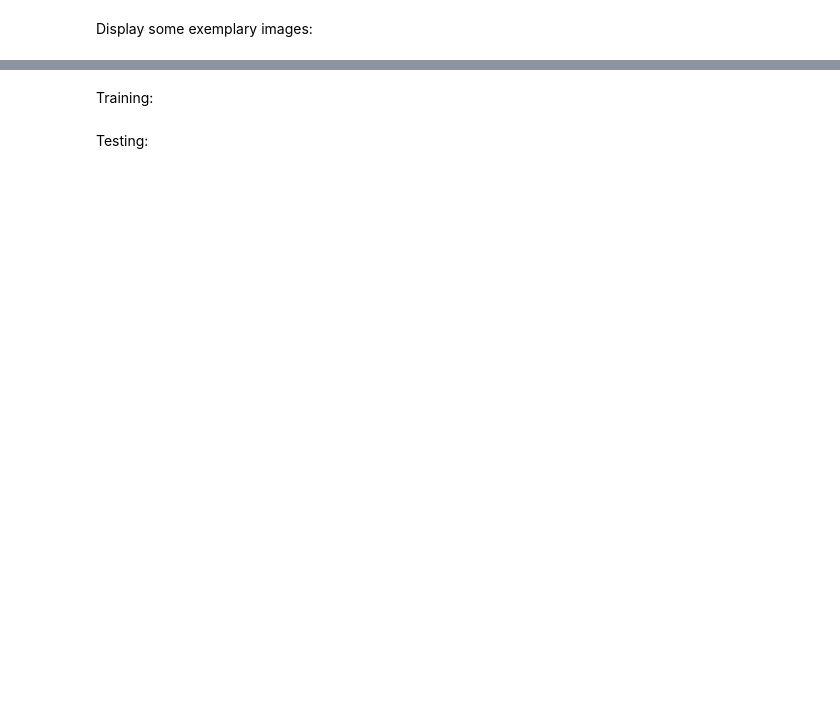
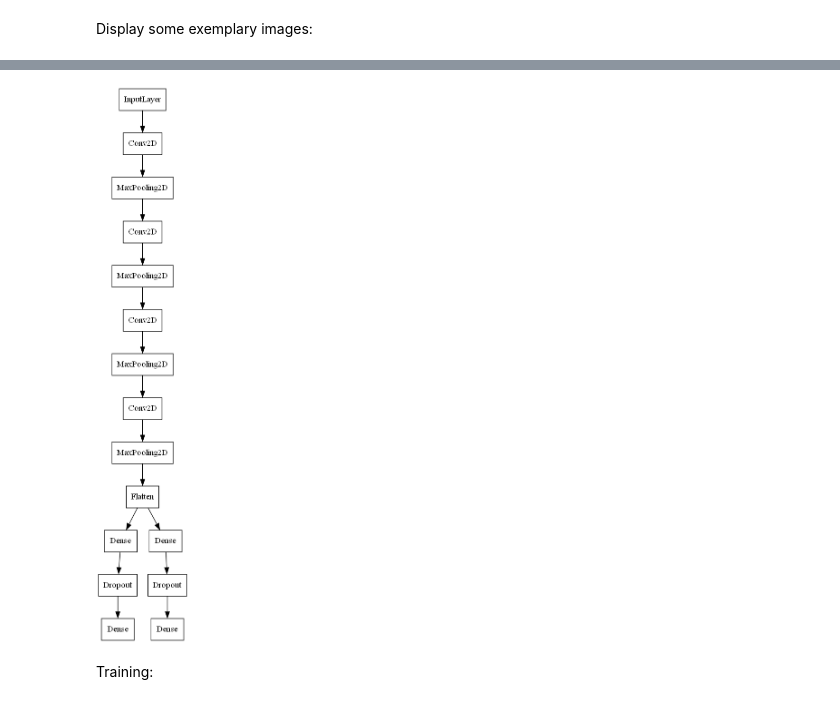
Before and after one commit to POskar/AgeGenderRecognition, a Jupyter notebook: AgeGenderEthnicityCSV.ipynb, the cells around one changed output, grey strips where cells are left out. Saved outputs shown, nothing was run; the diff lists cells and outputs as text; code cells hidden in the pictures; blank space fills up the shorter version.

```diff
--- a/AgeGenderEthnicityCSV.ipynb
+++ b/AgeGenderEthnicityCSV.ipynb
@@ -88,2 +114,37 @@ age_model.compile(optimizer = 'adam', loss = 'mse', metrics = ['accuracy'])
+# %%
+inputs = Input((img_size, img_size, 1))
+
+#instead of building model the classical way, we can add to separate hidden layers which would check for both age and gender and then pass to individual output layers
+layer = Conv2D(32, kernel_size = (3, 3), strides = 1, padding = "same", activation = 'relu') (inputs)
+layer = MaxPooling2D(pool_size = (2, 2)) (layer)
+
+layer = Conv2D(64, kernel_size = (3, 3), strides = 1, padding = "same", activation = 'relu') (layer)
+layer = MaxPooling2D(pool_size = (2, 2)) (layer)
+
+layer = Conv2D(128, kernel_size = (3, 3), strides = 1, padding = "same", activation = 'relu') (layer)
+layer = MaxPooling2D(pool_size = (2, 2)) (layer)
+
+layer = Conv2D(256, kernel_size = (3, 3), strides = 1, padding = "same", activation = 'relu') (layer)
+layer = MaxPooling2D(pool_size = (2, 2)) (layer)
+
+layer = Flatten() (layer)
+
+Dense_1 = Dense(256, activation='relu') (layer)
+Dense_2 = Dense(256, activation='relu') (layer)
+
+Dropout_1 = Dropout(0.3) (Dense_1)
+Dropout_2 = Dropout(0.3) (Dense_2)
+
+Dense_output_1 = Dense(1, activation='softmax', name='gender_out') (Dropout_1)
+Dense_output_2 = Dense(1, activation='softmax', name='age_out') (Dropout_2)
+
+model = Model(inputs = [inputs], outputs = [Dense_output_1, Dense_output_2])
+
+model.compile(loss = ['binary_crossentropy', 'mae'], optimizer = 'adam', metrics = ['accuracy'])
+# %%
+# change name of plotted model to dynamic variable based on network implemented from referenced papers e.g. 1_model.png, or abbreviation_model.png
+plot_model(model = model, to_file = os.getcwd() + '//images//model.png', show_layer_names = False)
+# %% [output]
+[figure, added]
 # %% [markdown]
 Training:
@@ -92,2 +150,0 @@ age_history = age_model.fit(x_train_age, y_train_age, epochs = 20, validation_da
-# %% [markdown]
-Testing:
```
Also changed, not shown: parts of 27 cells of this notebook, 4 other files.
